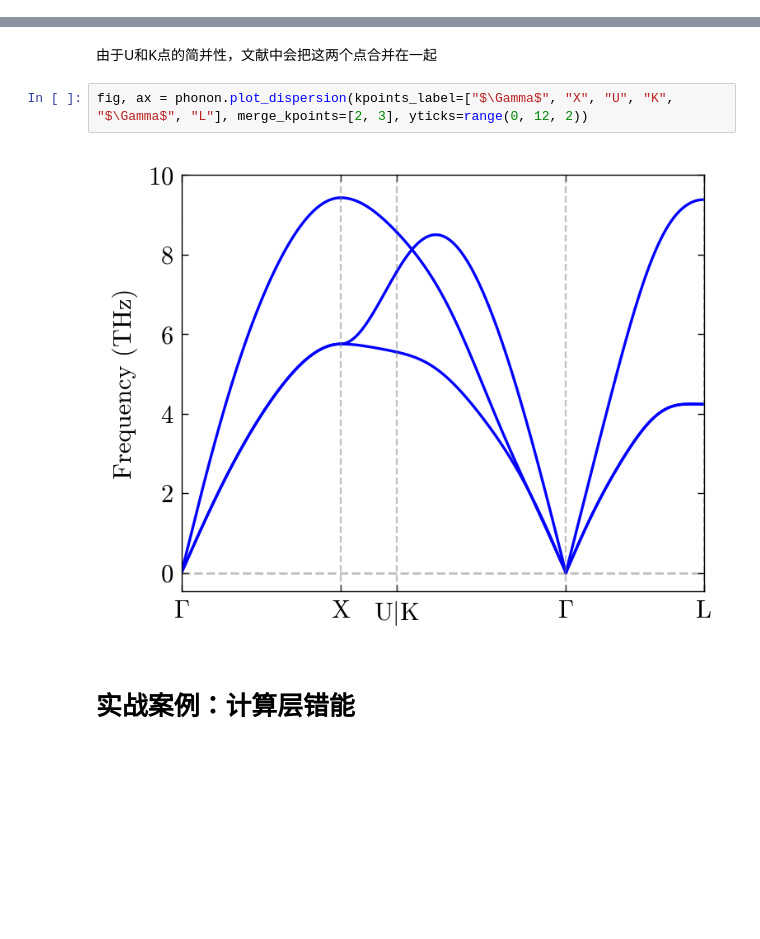
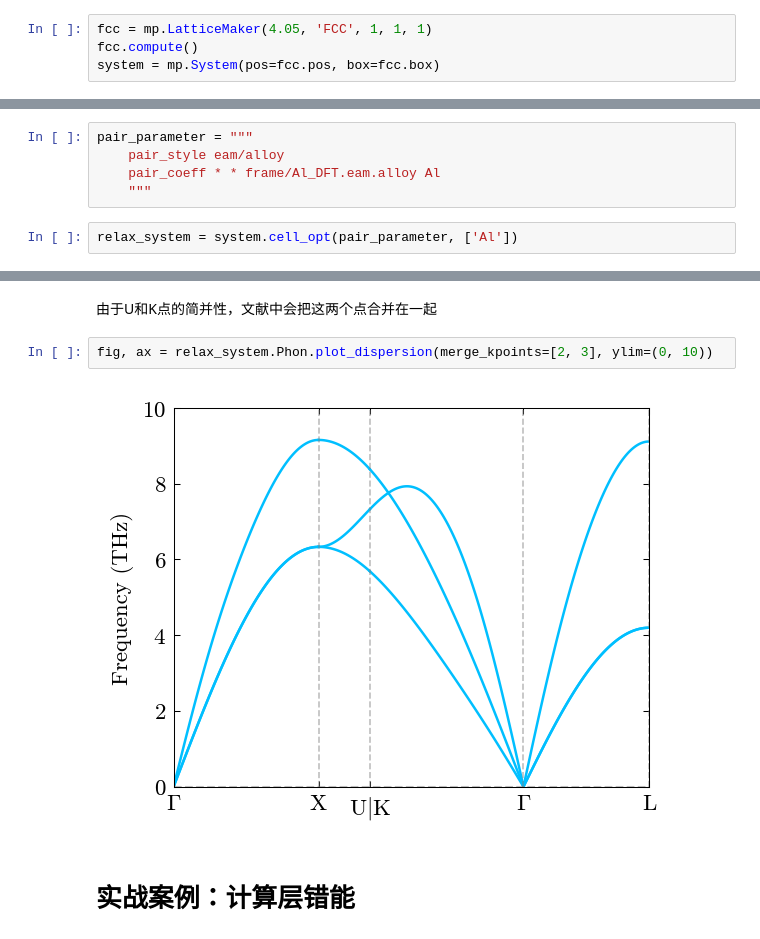
Before and after one commit to mushroomfire/mdapy-tutorial, a Jupyter notebook: tutorial_CN.ipynb, the cells around one changed output, grey strips where cells are left out. Saved outputs shown, nothing was run; the diff lists cells and outputs as text; blank space fills up the shorter version.

```diff
--- a/tutorial_CN.ipynb
+++ b/tutorial_CN.ipynb
@@ -894,0 +893,4 @@ phonon = mp.Phonon('frame/band.dat')
+# %%
+fcc = mp.LatticeMaker(4.05, 'FCC', 1, 1, 1)
+fcc.compute()
+system = mp.System(pos=fcc.pos, box=fcc.box)
@@ -894,0 +899,7 @@ phonon = mp.Phonon('frame/band.dat')
+# %%
+pair_parameter = """
+    pair_style eam/alloy
+    pair_coeff * * frame/Al_DFT.eam.alloy Al
+    """
+# %%
+relax_system = system.cell_opt(pair_parameter, ['Al'])
@@ -899,9 +919,9 @@ fig, ax = phonon.plot_dispersion(kpoints_label=["$\Gamma$", "X", "U", "K", "$\Ga
 # %% [markdown]
 由于U和K点的简并性，文献中会把这两个点合并在一起
 # %%
-fig, ax = phonon.plot_dispersion(kpoints_label=["$\Gamma$", "X", "U", "K", "$\Gamma$", "L"], merge_kpoints=[2, 3], yticks=range(0, 12, 2))
+fig, ax = relax_system.Phon.plot_dispersion(merge_kpoints=[2, 3], ylim=(0, 10))
 # %% [output]
-[figure, old version]
+[figure, new version]
 # %% [markdown]
 # 实战案例：计算层错能
 # %% [markdown]
```
Also changed, not shown: parts of 16 cells of this notebook.
